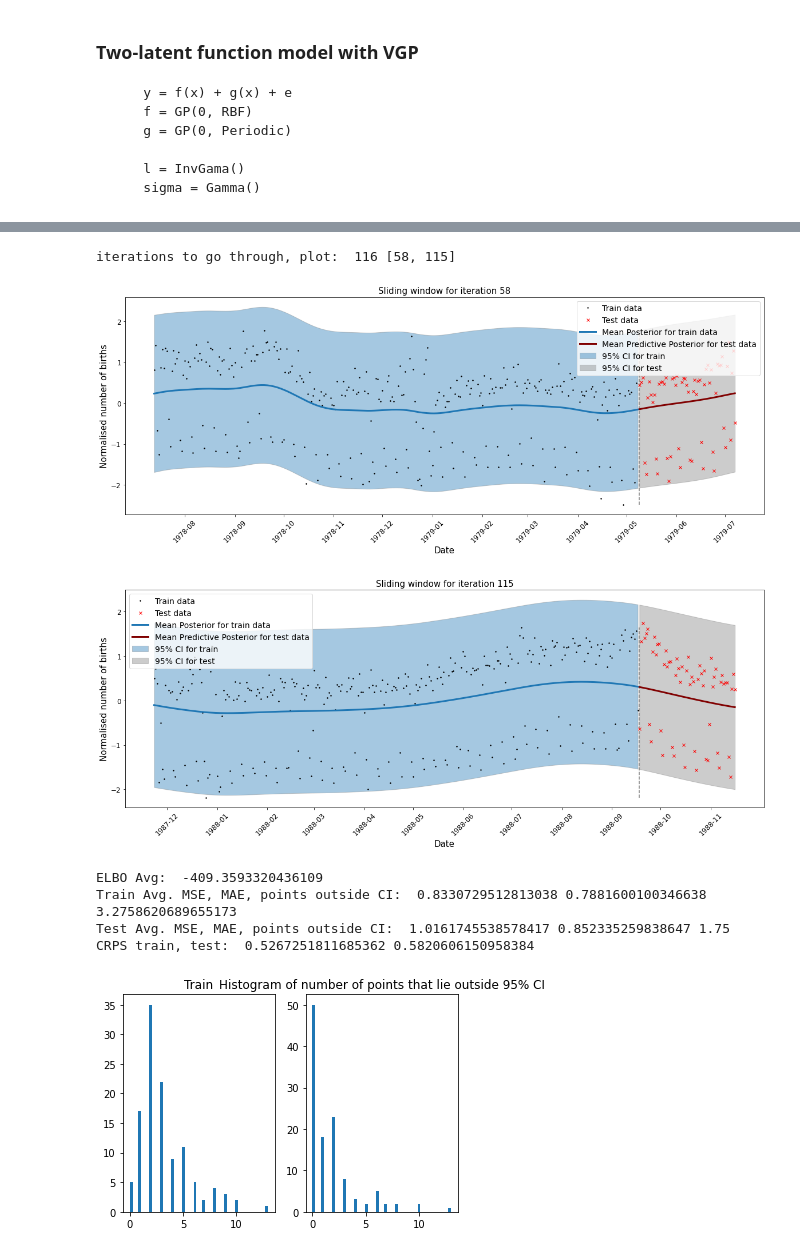
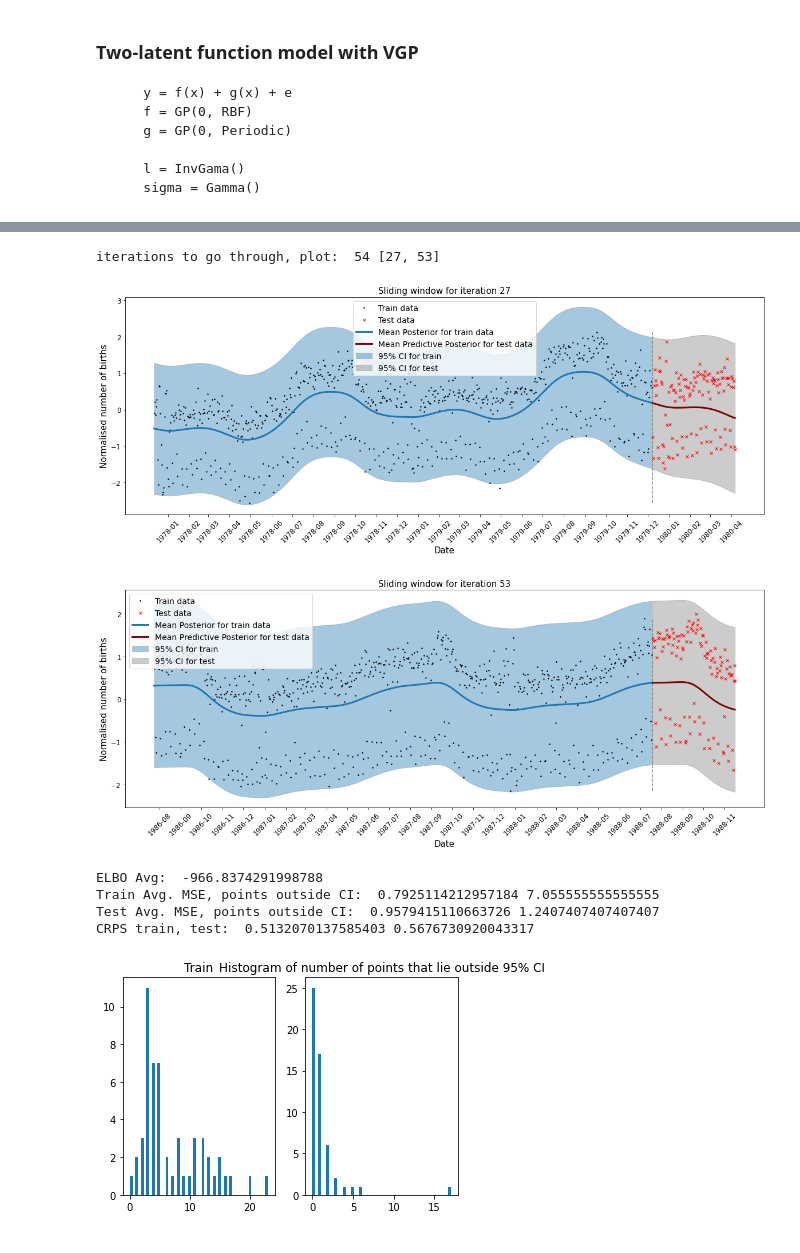
Before and after one commit to CristinaNogRod/GaussianProcesses-TimeSeries, a Jupyter notebook: notebooks/GPFlow/additive_VGP_slidingWindow.ipynb, the cells around one changed output, grey strips where cells are left out. Saved outputs shown, nothing was run; the diff lists cells and outputs as text; code cells hidden in the pictures.

```diff
--- a/notebooks/GPFlow/additive_VGP_slidingWindow.ipynb
+++ b/notebooks/GPFlow/additive_VGP_slidingWindow.ipynb
@@ -68,7 +68,7 @@ def optimise_model(model, epochs=50):
     for epoch in range(1, epochs + 1):
         optimisation_step()
 # %%
-def slidingwindow_alg(splits, window_size, epochs=50, l0=77, p=365):
+def slidingwindow_alg(splits, window_size, epochs=50, l0=77, p=365, l1=30):
     split_dataframes = split_dataframe_by_position(data, splits)
 
     # evaluation lists
@@ -106,7 +106,7 @@ def slidingwindow_alg(splits, window_size, epochs=50, l0=77, p=365):
 
         # build model
         if i == 0:
-            kernel = gpflow.kernels.RBF(lengthscales = l0, variance = 1) + gpflow.kernels.Periodic(gpflow.kernels.Matern32(), period=p)
+            kernel = gpflow.kernels.RBF(lengthscales = l0, variance = 1) + gpflow.kernels.Periodic(gpflow.kernels.Matern32(lengthscales=l1), period=p)
         else:
             # re-optimize from starting values = optimizes hyperparameters in previous window
             kernel = gpflow.kernels.RBF(lengthscales = l_0, variance = v0) + gpflow.kernels.Periodic(gpflow.kernels.Matern32(lengthscales=l1, variance=v1), period=p_1)
@@ -114,6 +114,7 @@ def slidingwindow_alg(splits, window_size, epochs=50, l0=77, p=365):
         if i != 0:
             model.q_mu.assign(q_mu)
             model.q_sqrt.assign(q_sqrt)
+            model.likelihood.variance.assign(v)
         model.likelihood.variance.prior = tfp.distributions.Normal(to_default_float(0), to_default_float(1))
         model.kernel.kernels[0].lengthscales.prior = tfp.distributions.InverseGamma(to_default_float(1), to_default_float(1))
         model.kernel.kernels[0].variance.prior = tfp.distributions.Gamma(to_default_float(1), to_default_float(1))
@@ -131,6 +132,7 @@ def slidingwindow_alg(splits, window_size, epochs=50, l0=77, p=365):
         v1 = model.kernel.kernels[1].base_kernel.variance.numpy()
         p_1 = model.kernel.kernels[1].period.numpy()
         q_mu = model.q_mu.numpy(); q_sqrt = model.q_sqrt.numpy()
+        v = model.likelihood.variance.numpy()
 
         # predict
         mean_train, var_train = model.predict_y(x_train)
@@ -138,8 +140,8 @@ def slidingwindow_alg(splits, window_size, epochs=50, l0=77, p=365):
 
         # evaluate
         ELBO_train.append(model.elbo().numpy())
-        mse_train.append(mean_squared_error(y_train, mean_train)); mae_train.append(mean_absolute_error(y_train, mean_train)); n_outof_CI_train.append(number_outof_CI(y_train, mean_train, var_train))
-        mse_test.append(mean_squared_error(y_test, mean_test)); mae_test.append(mean_absolute_error(y_test, mean_test)); n_outof_CI_test.append(number_outof_CI(y_test, mean_test, var_test))
+        mse_train.append(mean_squared_error(y_train, mean_train)); n_outof_CI_train.append(number_outof_CI(y_train, mean_train, var_train))
+        mse_test.append(mean_squared_error(y_test, mean_test)); n_outof_CI_test.append(number_outof_CI(y_test, mean_test, var_test))
         crps_train.append(np.mean(crps_gaussian(y_train, mean_train, np.sqrt(var_train)))); crps_test.append(np.mean(crps_gaussian(y_test, mean_test, np.sqrt(var_test))))
 
         if i in iteration_plot:
@@ -148,8 +150,8 @@ def slidingwindow_alg(splits, window_size, epochs=50, l0=77, p=365):
 
     # Average evaluation metrics
     print('ELBO Avg: ', np.mean(ELBO_train))
-    print('Train Avg. MSE, MAE, points outside CI: ', np.mean(mse_train), np.mean(mae_train), np.mean(n_outof_CI_train))
-    print('Test Avg. MSE, MAE, points outside CI: ', np.mean(mse_test), np.mean(mae_test), np.mean(n_outof_CI_test))
+    print('Train Avg. MSE, points outside CI: ', np.mean(mse_train), np.mean(n_outof_CI_train))
+    print('Test Avg. MSE, points outside CI: ', np.mean(mse_test),  np.mean(n_outof_CI_test))
     print('CRPS train, test: ', np.mean(crps_train), np.mean(crps_test))
 
     # histogram of CI
@@ -178,11 +268,11 @@ def slidingwindow_alg(splits, window_size, epochs=50, l0=77, p=365):
 # %%
-slidingwindow_alg(121, 5, epochs=30, l0=77, p=365)
+slidingwindow_alg(60, 6, epochs=30, l0=77, p=365)
 # %% [output]
-iterations to go through, plot:  116 [58, 115]
+iterations to go through, plot:  54 [27, 53]
-[figure, old version]
+[figure, new version]
-[figure, old version]
+[figure, new version]
-ELBO Avg:  -409.3593320436109
-Train Avg. MSE, MAE, points outside CI:  0.8330729512813038 0.7881600100346638 3.2758620689655173
-Test Avg. MSE, MAE, points outside CI:  1.0161745538578417 0.852335259838647 1.75
-CRPS train, test:  0.5267251811685362 0.5820606150958384
+ELBO Avg:  -966.8374291998788
+Train Avg. MSE, points outside CI:  0.7925114212957184 7.055555555555555
+Test Avg. MSE, points outside CI:  0.9579415110663726 1.2407407407407407
+CRPS train, test:  0.5132070137585403 0.5676730920043317
-[figure, old version]
+[figure, new version]
```
Also changed, not shown: parts of 20 cells of this notebook, 14 other files.
